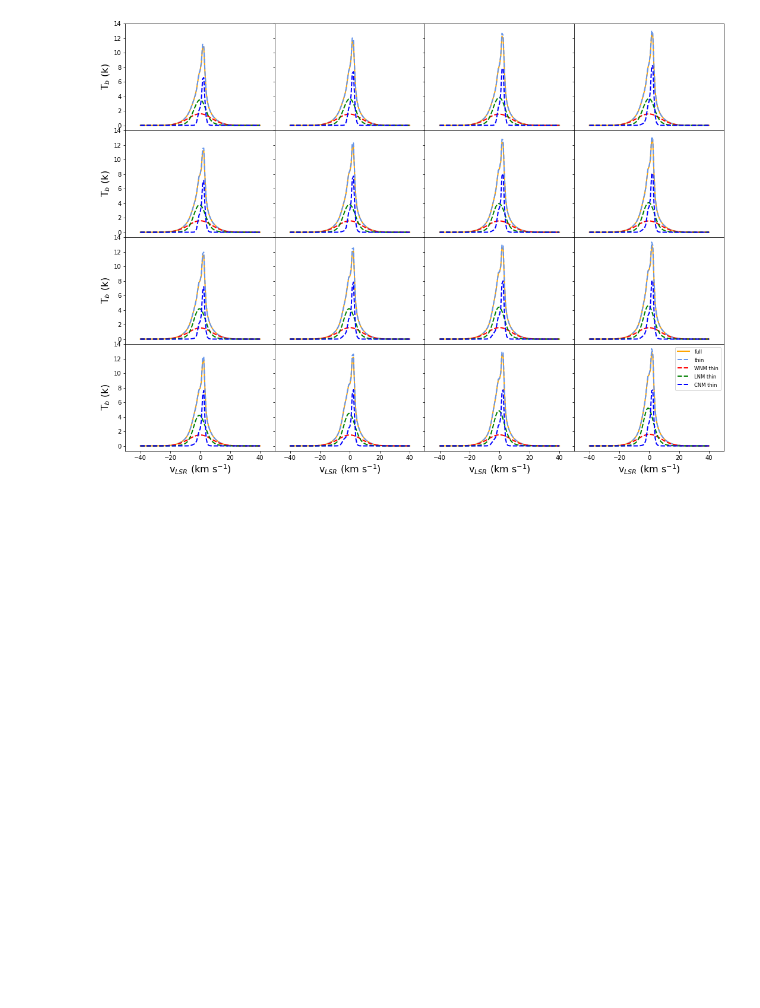
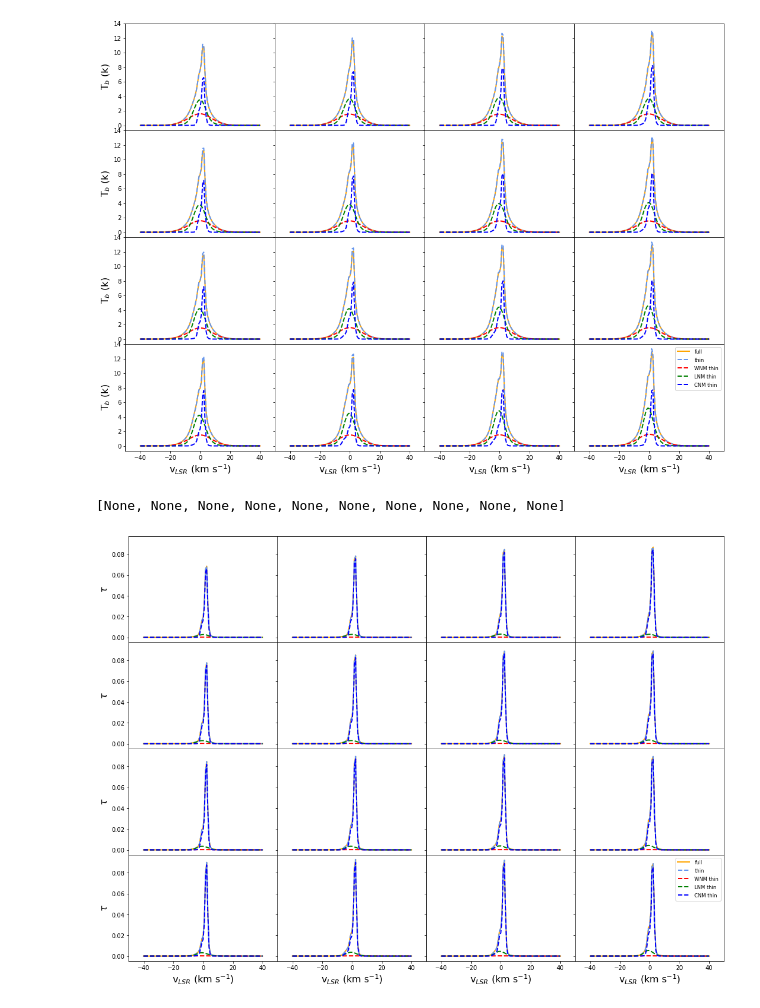
Before and after one commit to GASKAP/SPARK, a Jupyter notebook: synthetic_obs.ipynb, the cells around one changed output. Cells and saved outputs as stored; diff of their text form; code cells hidden in the pictures; blank space fills up the shorter version.

```diff
--- a/synthetic_obs.ipynb
+++ b/synthetic_obs.ipynb
@@ -64,9 +61,9 @@ from SPARK.synthetic import synth
 # %% [markdown]
 ##Select a range of kinetic temperature Tk - WNM
 # %%
-cube_WNM = core.gen(vmin=vmin, vmax=vmax, dv=dv, T_lim=[5000,np.inf], thin=True)
-cube_LNM = core.gen(vmin=vmin, vmax=vmax, dv=dv, T_lim=[500,5000], thin=True)
-cube_CNM = core.gen(vmin=vmin, vmax=vmax, dv=dv, T_lim=[0,500], thin=True)
+cube_WNM, tau_WNM = core.gen(vmin=vmin, vmax=vmax, dv=dv, T_lim=[5000,np.inf], thin=True)
+cube_LNM, tau_LNM = core.gen(vmin=vmin, vmax=vmax, dv=dv, T_lim=[500,5000], thin=True)
+cube_CNM, tau_CNM = core.gen(vmin=vmin, vmax=vmax, dv=dv, T_lim=[0,500], thin=True)
 # %% [markdown]
 ##Plot synthetic obs
 ### Column density map
@@ -142,3 +139,36 @@ plt.setp(ltext, fontsize = 'small')
 # %% [output]
 [None, None, None, None, None, None, None, None, None, None]
 [figure]
+# %%
+#Plot mosaic spectra tau
+def norm(pval):
+    return (pval - pmin) / float(pmax - pmin)
+
+ny = 4; nx = 4
+center_y = 16; center_x = 16
+fig, axs = plt.subplots(4, 4, sharex=True, sharey=True, figsize=(14.,10.))
+fig.subplots_adjust(hspace=0, wspace=0, left=0, right=1, top=1, bottom=0)
+for i in np.arange(ny):
+    for j in np.arange(nx):
+        axs[i][j].set_xlim([-50,50])
+        axs[i][j].plot(v, tau[:,center_y+i,center_x+j], color='orange',
+                       linewidth=2., label="full")
+        axs[i][j].plot(v, tau_thin[:,center_y+i,center_x+j], "--",
+                       color='cornflowerblue', linewidth=2., label="thin")
+        axs[i][j].plot(v, tau_WNM[:,center_y+i,center_x+j], "--",
+                       color='r', linewidth=2., label="WNM thin")
+        axs[i][j].plot(v, tau_LNM[:,center_y+i,center_x+j], "--",
+                       color='g', linewidth=2., label="LNM thin")
+        axs[i][j].plot(v, tau_CNM[:,center_y+i,center_x+j], "--",
+                       color='b', linewidth=2., label="CNM thin")
+        if j == 0: axs[i][j].set_ylabel(r'$\tau$', fontsize=16)
+        axs[i][j].set_xlabel(r'v$_{LSR}$ (km s$^{-1}$)', fontsize=16)
+plt.legend(loc = 1, numpoints = 1)
+leg = plt.gca().get_legend()
+ltext  = leg.get_texts()
+plt.setp(ltext, fontsize = 'small')
+# plt.savefig("plot/" + 'mosaic_spectra.png', format='png', bbox_inches='tight',
+#             pad_inches=0.02)
+# %% [output]
+[None, None, None, None, None, None, None, None, None, None]
+[figure, added]
```
Also changed, not shown: parts of 3 cells of this notebook.
